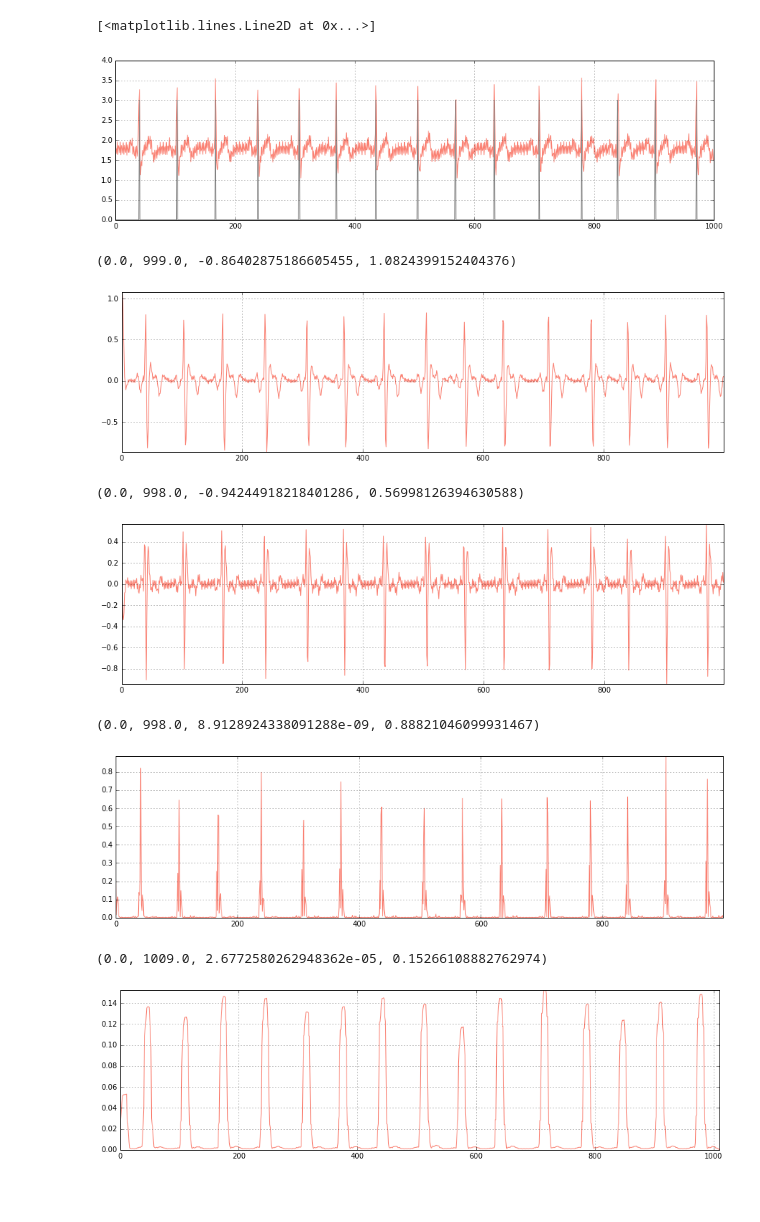
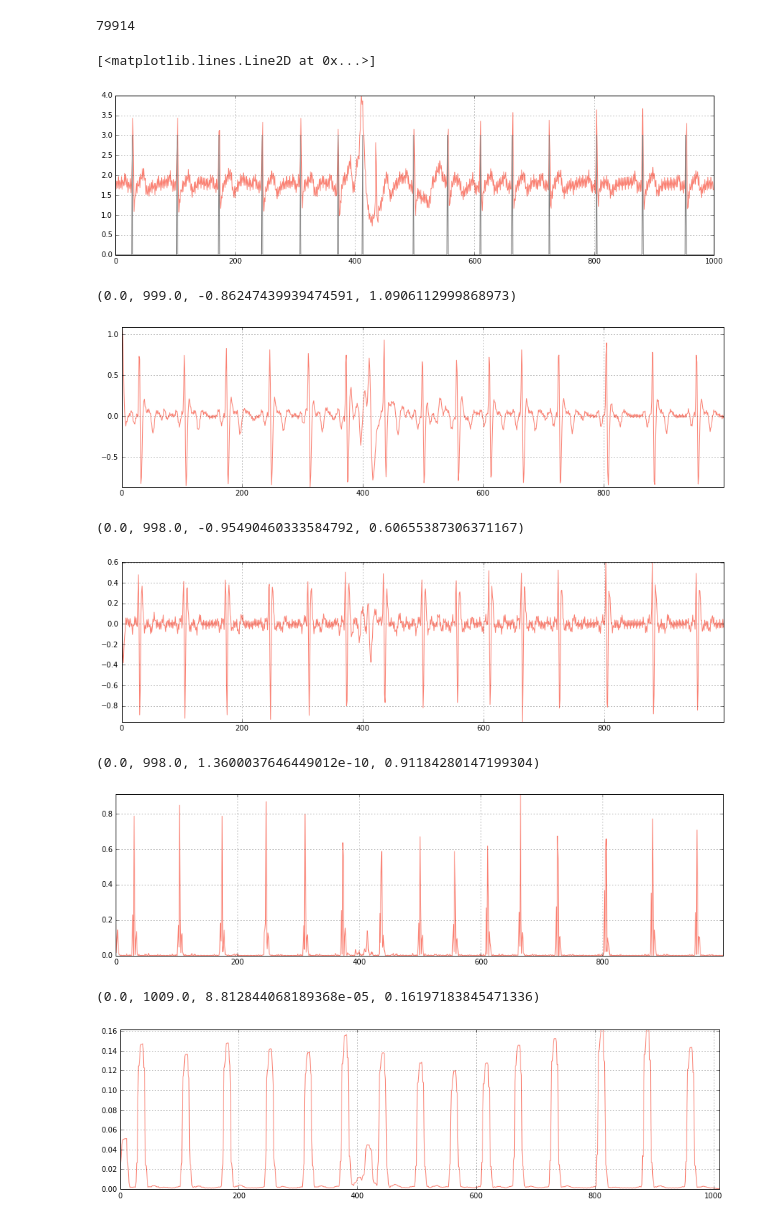
Before and after one commit to c-labpl/qrs_detector, a Jupyter notebook: QRSDetectorOfflineOLDLogs.ipynb, the cells around one changed output. Saved outputs shown, nothing was run; the diff lists cells and outputs as text; code cells hidden in the pictures; blank space fills up the shorter version.

```diff
--- a/QRSDetectorOfflineOLDLogs.ipynb
+++ b/QRSDetectorOfflineOLDLogs.ipynb
@@ -50,23 +50,30 @@ threshold_2_vals = np.array([])
 logged_beats = np.array([])
 # %%
 ## Load and clean data.
+raw_signal = np.array([])
+logged_beats = np.array([])
 with open("logs/s5/ecg/qrs_2016-01-29_14-09-03_333_datalog.txt") as f:
+# with open("logs/s6/ecg/qrs_2016-01-29_16-28-33_333_datalog.txt") as f:
+# with open("logs/s23/ecg/qrs_2016-02-24_15-54-30_333_datalog.txt") as f:
+# with open("logs/s24/ecg/qrs_2016-02-25_09-22-32_333_datalog.txt") as f:
     content = f.readlines()
-content = content[2000:3000]
+print len(content)
+content = content[4000:5000]
 raw_data = []
 for line in content:
     log = line.rstrip().split(' ')
 #     print log
     raw_signal = np.append(raw_signal, float(line.rstrip().split(' ')[2]))
     logged_beats = np.append(logged_beats, float(line.rstrip().split(' ')[3]))
 
 plt.figure(figsize=(15,4))
 plt.grid(True)
 plt.plot(raw_signal, label="Original signal", color="salmon")
 plt.plot(logged_beats * 3, label="Original signal", color="grey")
 # %% [output]
-[<matplotlib.lines.Line2D at 0x...>]
+79914
+[<matplotlib.lines.Line2D at 0x...>]
-[figure, old version]
+[figure, new version]
 # %%
 ## Signal filtering - pass band 5-15 Hz.
 bandpass_signal = butter_bandpass_filter(raw_signal, lowcut, highcut, signal_freq, order=1)
@@ -77,8 +84,8 @@ plt.plot(bandpass_signal, label="Bandpass signal", color="salmon")
 plt.grid(True)
 plt.axis("tight")
 # %% [output]
-(0.0, 999.0, -0.86402875186605455, 1.0824399152404376)
+(0.0, 999.0, -0.86247439939474591, 1.0906112999868973)
-[figure, old version]
+[figure, new version]
 # %%
 ## Derivative - provide QRS slope info - five point derivative with 1 sample delay.
 differentiated_signal = np.diff(bandpass_signal)
@@ -89,8 +96,8 @@ plt.plot(differentiated_signal, label="Differentiated signal", color="salmon")
 plt.grid(True)
 plt.axis("tight")
 # %% [output]
-(0.0, 998.0, -0.94244918218401286, 0.56998126394630588)
+(0.0, 998.0, -0.95490460333584792, 0.60655387306371167)
-[figure, old version]
+[figure, new version]
 # %%
 ## Squaring - signal is squared point by point.
 squared_signal = np.power(differentiated_signal, 2)
@@ -101,8 +108,8 @@ plt.plot(squared_signal, label="Squared signal", color="salmon")
 plt.grid(True)
 plt.axis("tight")
 # %% [output]
-(0.0, 998.0, 8.9128924338091288e-09, 0.88821046099931467)
+(0.0, 998.0, 1.3600037646449012e-10, 0.91184280147199304)
-[figure, old version]
+[figure, new version]
 # %%
 ## Moving-window integration - to obtain waveform feature information in addition to the slope.
 ## Time window should be of the length of longest possible QRS complex - 30 samples (150 ms) for 200 samples/s.
@@ -115,8 +122,8 @@ plt.plot(integrated_signal, label="Integrated signal", color="salmon")
 plt.grid(True)
 plt.axis("tight")
 # %% [output]
-(0.0, 1009.0, 2.6772580262948362e-05, 0.15266108882762974)
+(0.0, 1009.0, 8.812844068189368e-05, 0.16197183845471336)
-[figure, old version]
+[figure, new version]
 # %%
 ## Fiducial mark - peak detection.
 peaks_indices = find_peaks_cwt(integrated_signal[:-1], np.arange(10, 15), noise_perc=0.1)
```
Also changed, not shown: parts of 4 cells of this notebook, 1 other file.
